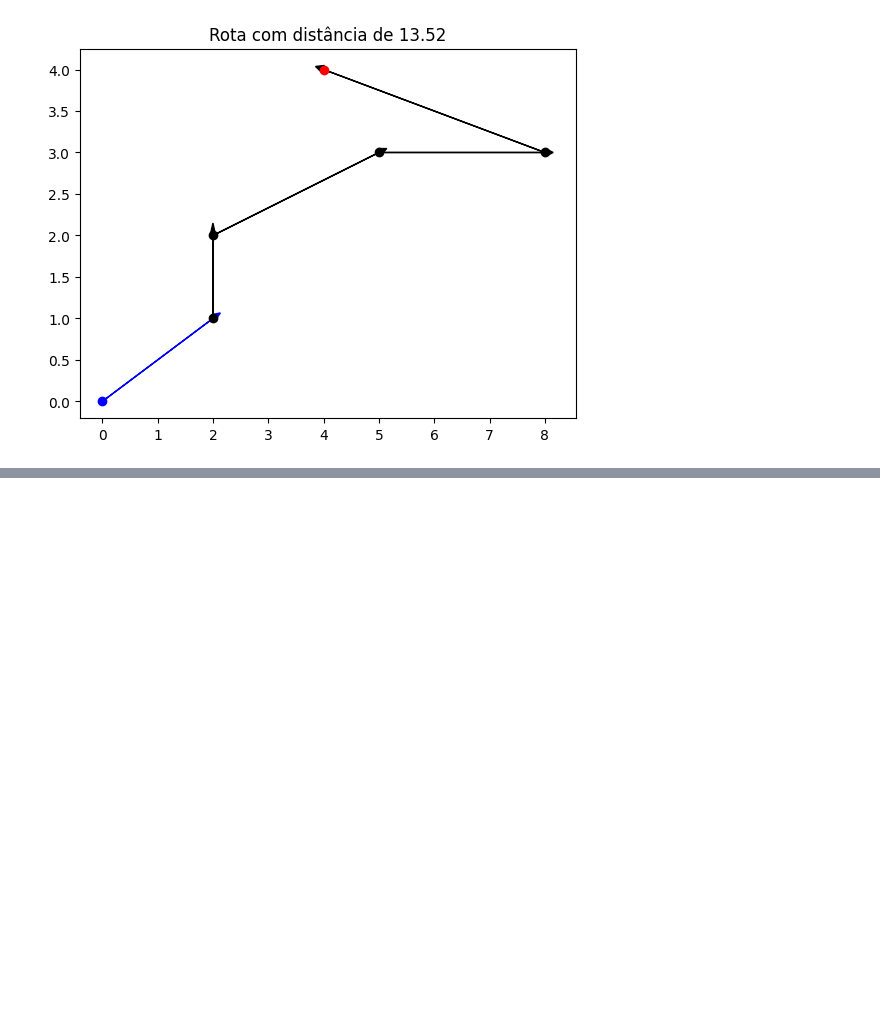
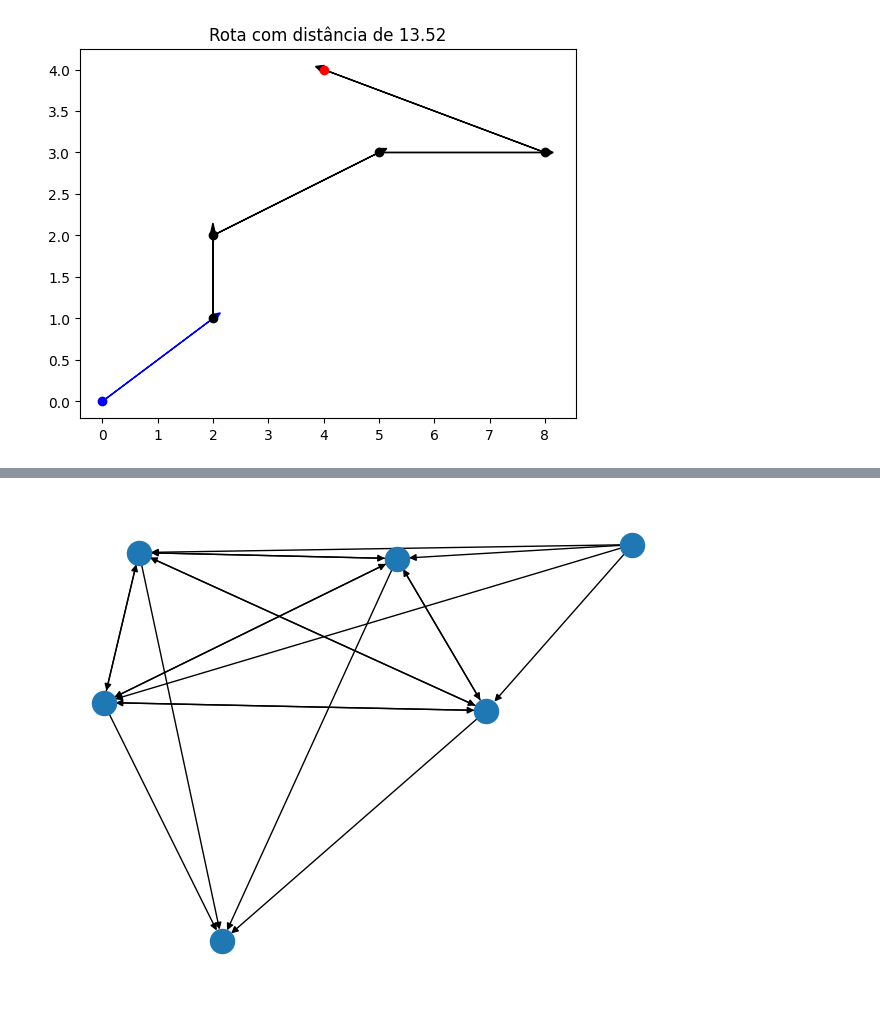
Before and after one commit to gustavol3ma/PO, a Jupyter notebook: P_O(aula).ipynb, the cells around one changed output, grey strips where cells are left out. Cells and saved outputs as stored; diff of their text form; code cells hidden in the pictures; blank space fills up the shorter version.

```diff
--- a/P_O(aula).ipynb
+++ b/P_O(aula).ipynb
@@ -278,0 +313,24 @@ def algoritmos_geneticos(origem,destino,enderecos, tam_populacao_inicial=10
+# %%
+origem = (0,0)
+destino = (4,4)
+
+
+enderecos = [(2,1),(2,2),(8,3),(5,3)]
+
+G = nx.DiGraph()
+
+G.add_node('origem',local=origem)
+G.add_node('destino',local=destino)
+
+for i, endereco in enumerate(enderecos):
+  G.add_node(i,local=endereco)
+
+for i, endereco1 in enumerate(enderecos):
+  G.add_edge('origem', i , distancia = distancia_euclidiana(origem,endereco1))
+  G.add_edge(i,'destino', distancia = distancia_euclidiana(endereco1,destino))
+  for j, endereco2 in enumerate(enderecos):
+    if i!=j:
+      G.add_edge(i,j,distancia=distancia_euclidiana(endereco1,endereco2))
+nx.draw(G)
+# %% [output]
+[figure, added]
```
Also changed, not shown: parts of 5 cells of this notebook.
